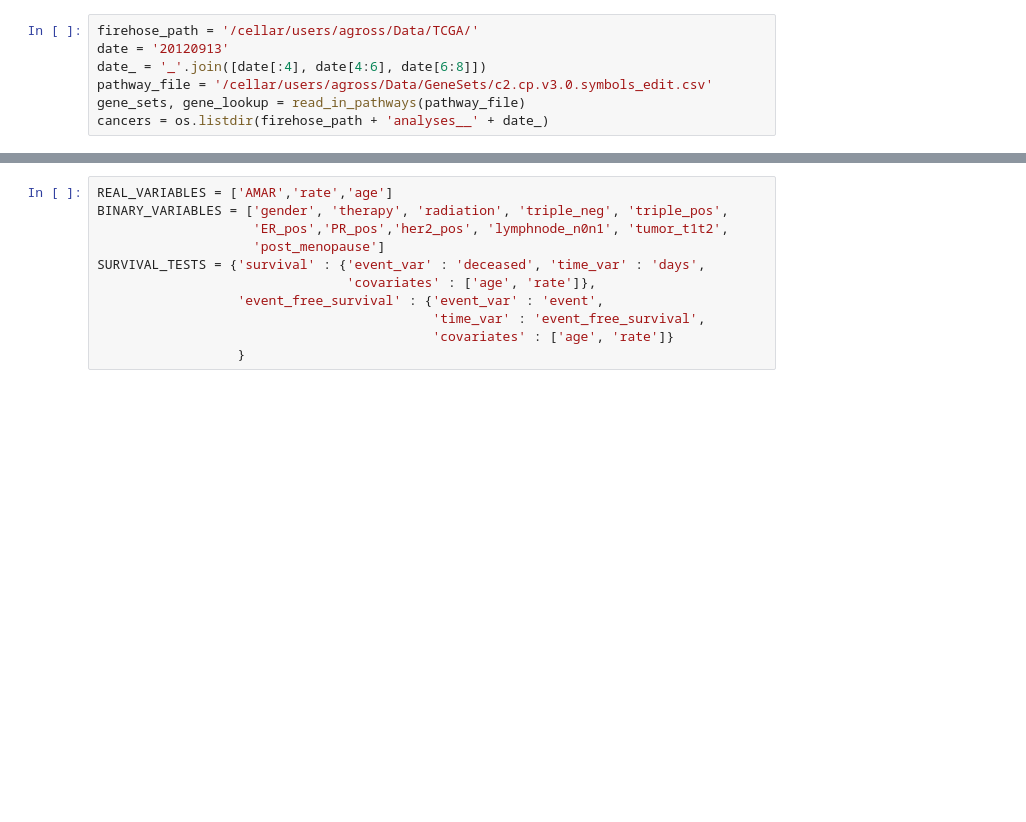
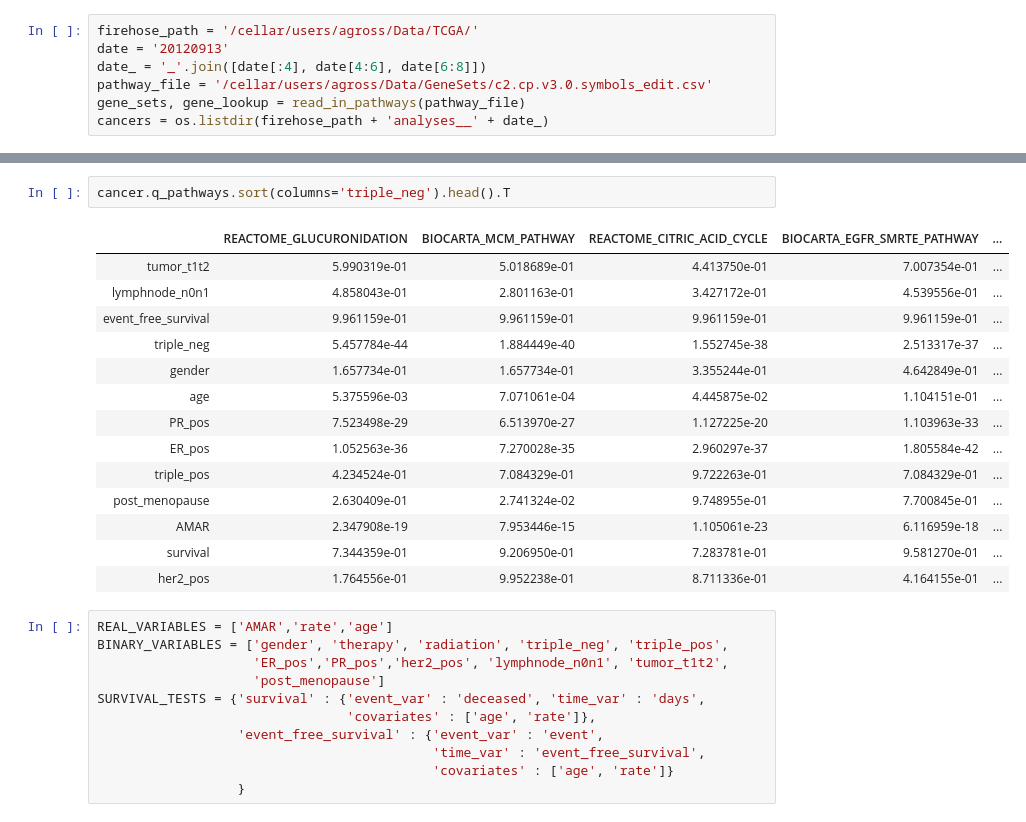
Before and after one commit to theandygross/TCGA, a Jupyter notebook: Pathway_Merge/Notebooks/Add_tests-Copy0.ipynb, the cells around one changed output, grey strips where cells are left out. Saved outputs shown, nothing was run; the diff lists cells and outputs as text; blank space fills up the shorter version.

```diff
--- a/Pathway_Merge/Notebooks/Add_tests-Copy0.ipynb
+++ b/Pathway_Merge/Notebooks/Add_tests-Copy0.ipynb
@@ -25,3 +111,20 @@ data_path = firehose_path + 'analyses__' + date_ + '/' + cancer + '/' + date + '
+# %%
+cancer.q_pathways.sort(columns='triple_neg').head().T
+# %% [output]
+|  | REACTOME_GLUCURONIDATION | BIOCARTA_MCM_PATHWAY | REACTOME_CITRIC_ACID_CYCLE | BIOCARTA_EGFR_SMRTE_PATHWAY | ... |
+| tumor_t1t2 | 5.990319e-01 | 5.018689e-01 | 4.413750e-01 | 7.007354e-01 | ... |
+| lymphnode_n0n1 | 4.858043e-01 | 2.801163e-01 | 3.427172e-01 | 4.539556e-01 | ... |
+| event_free_survival | 9.961159e-01 | 9.961159e-01 | 9.961159e-01 | 9.961159e-01 | ... |
+| triple_neg | 5.457784e-44 | 1.884449e-40 | 1.552745e-38 | 2.513317e-37 | ... |
+| gender | 1.657734e-01 | 1.657734e-01 | 3.355244e-01 | 4.642849e-01 | ... |
+| age | 5.375596e-03 | 7.071061e-04 | 4.445875e-02 | 1.104151e-01 | ... |
+| PR_pos | 7.523498e-29 | 6.513970e-27 | 1.127225e-20 | 1.103963e-33 | ... |
+| ER_pos | 1.052563e-36 | 7.270028e-35 | 2.960297e-37 | 1.805584e-42 | ... |
+| triple_pos | 4.234524e-01 | 7.084329e-01 | 9.722263e-01 | 7.084329e-01 | ... |
+| post_menopause | 2.630409e-01 | 2.741324e-02 | 9.748955e-01 | 7.700845e-01 | ... |
+| AMAR | 2.347908e-19 | 7.953446e-15 | 1.105061e-23 | 6.116959e-18 | ... |
+| survival | 7.344359e-01 | 9.206950e-01 | 7.283781e-01 | 9.581270e-01 | ... |
+| her2_pos | 1.764556e-01 | 9.952238e-01 | 8.711336e-01 | 4.164155e-01 | ... |
 # %%
 REAL_VARIABLES = ['AMAR','rate','age']
 BINARY_VARIABLES = ['gender', 'therapy', 'radiation', 'triple_neg', 'triple_pos',
```
Also changed, not shown: parts of 10 cells of this notebook, 7 other files.
